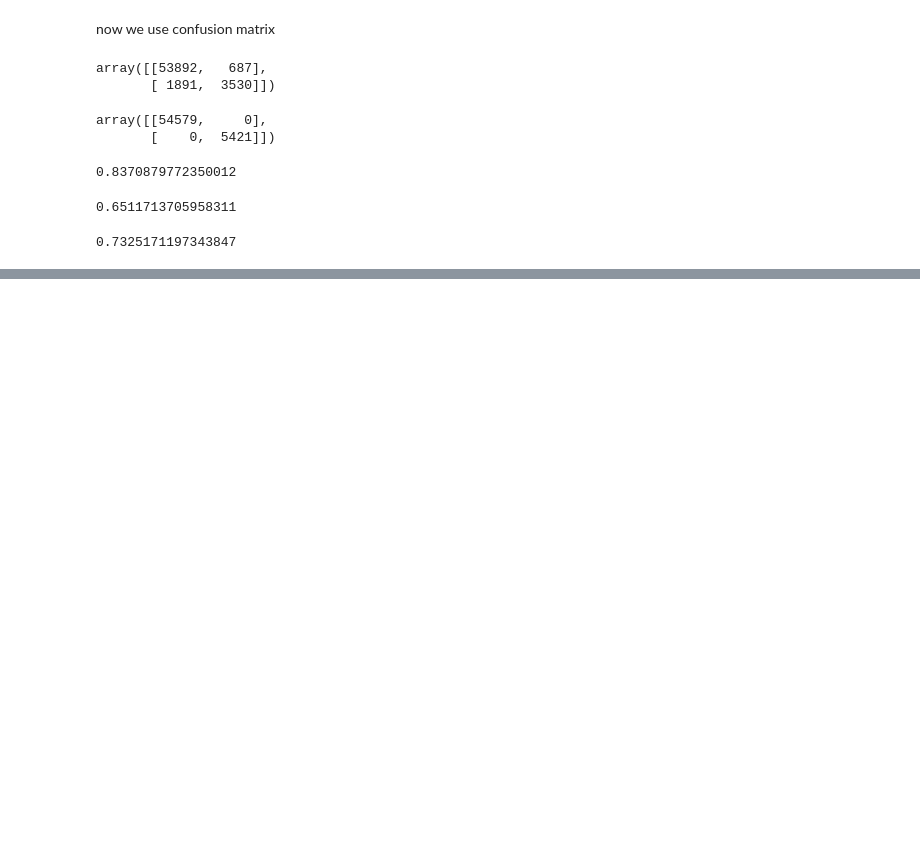
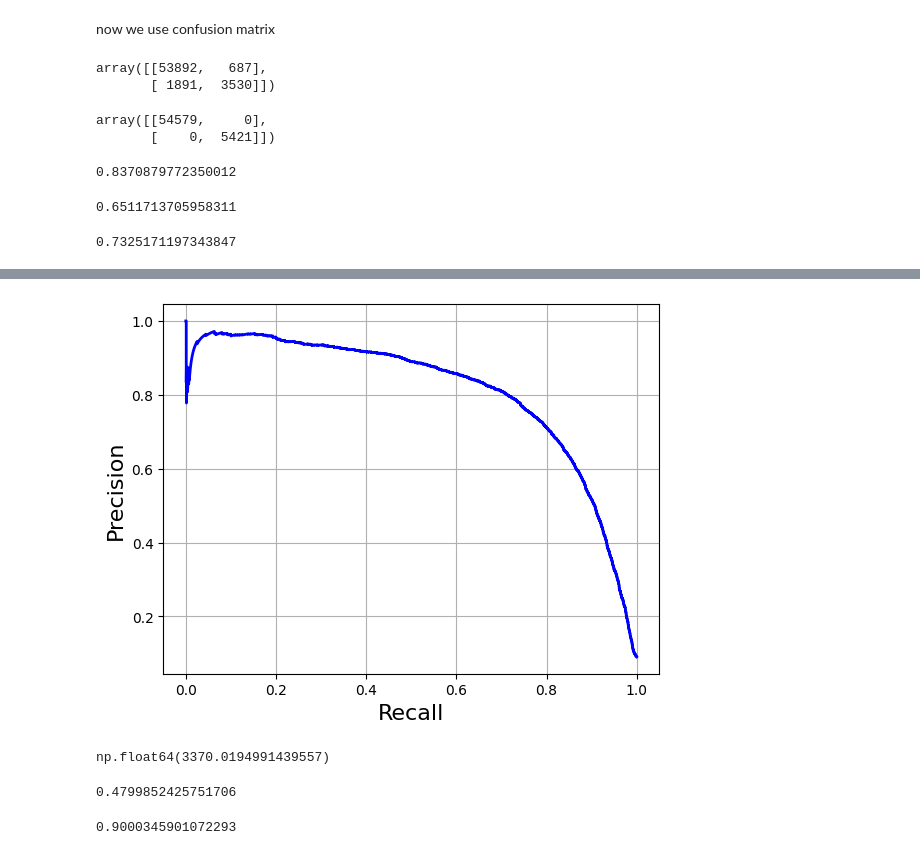
Before and after one commit to mt508/machine-learning-, a Jupyter notebook: classification.ipynb, the cells around one changed output, grey strips where cells are left out. Saved outputs shown, nothing was run; the diff lists cells and outputs as text; code cells hidden in the pictures; blank space fills up the shorter version.

```diff
--- a/classification.ipynb
+++ b/classification.ipynb
@@ -103,0 +133,7 @@ f1_score(y_train_5,y_predict)
+# %%
+plt.plot(recalls, precision, "b-", linewidth=2)
+plt.xlabel("Recall", fontsize=16)
+plt.ylabel("Precision", fontsize=16)
+plt.grid(True)
+# %% [output]
+[figure, added]
@@ -103,0 +143,14 @@ f1_score(y_train_5,y_predict)
+# %%
+threshold_for_90_precision
+# %% [output]
+np.float64(3370.0194991439557)
+# %%
+y_train_pred_90= (y_scores>=threshold_for_90_precision)
+
+recall_score(y_train_5,y_train_pred_90)
+# %% [output]
+0.4799852425751706
+# %%
+precision_score(y_train_5,y_train_pred_90)
+# %% [output]
+0.9000345901072293
```
Also changed, not shown: parts of 8 cells of this notebook.
